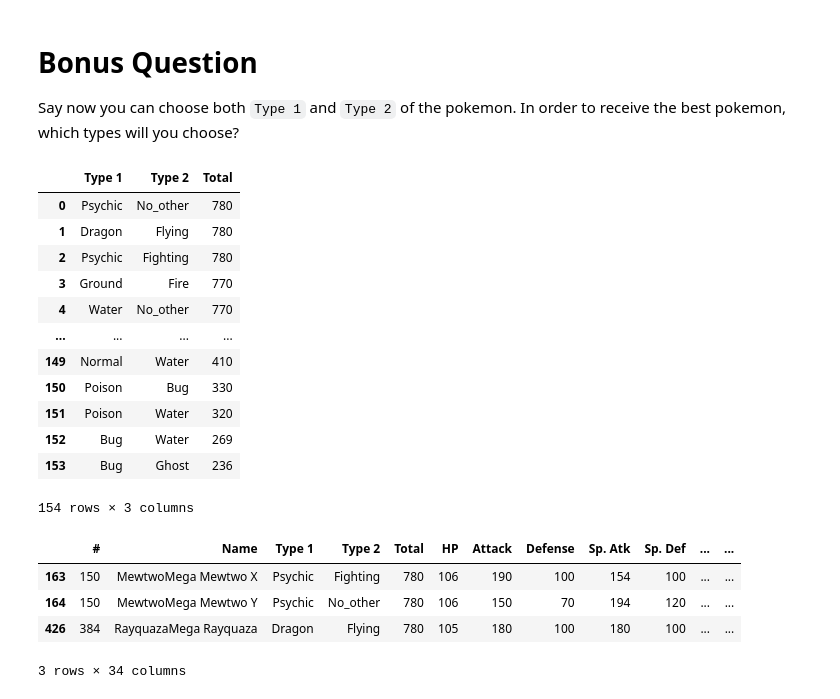
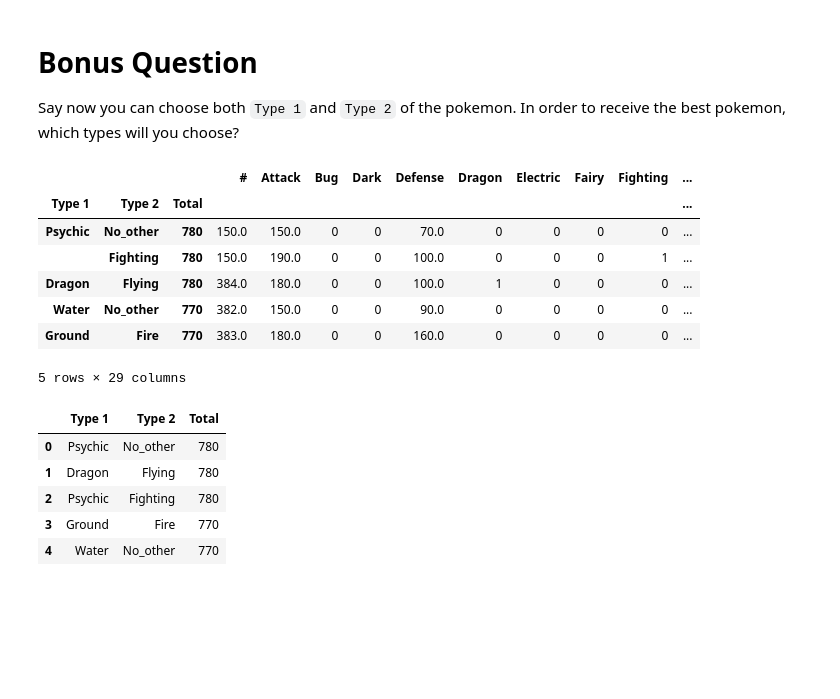
Before and after one commit to mferreiracad/lab-dataframe-calculations, a Jupyter notebook: your-code/challenge-2.ipynb, the cells around one changed output. Saved outputs shown, nothing was run; the diff lists cells and outputs as text; code cells hidden in the pictures; blank space fills up the shorter version.

```diff
--- a/your-code/challenge-2.ipynb
+++ b/your-code/challenge-2.ipynb
@@ -283,30 +267,27 @@ plt.show()
 # Bonus Question
 
 Say now you can choose both `Type 1` and `Type 2` of the pokemon. In order to receive the best pokemon, which types will you choose?
+# %%
+choice = pokemon.pivot_table(index=["Type 1", 'Type 2', 'Total']).sort_values(by='Total', ascending= False)
+choice.head(5)
+# %% [output]
+|  |  |  | # | Attack | Bug | Dark | Defense | Dragon | Electric | Fairy | Fighting | ... |
+| Type 1 | Type 2 | Total |  |  |  |  |  |  |  |  |  | ... |
+| Psychic | No_other | 780 | 150.0 | 150.0 | 0 | 0 | 70.0 | 0 | 0 | 0 | 0 | ... |
+|  | Fighting | 780 | 150.0 | 190.0 | 0 | 0 | 100.0 | 0 | 0 | 0 | 1 | ... |
+| Dragon | Flying | 780 | 384.0 | 180.0 | 0 | 0 | 100.0 | 1 | 0 | 0 | 0 | ... |
+| Water | No_other | 770 | 382.0 | 150.0 | 0 | 0 | 90.0 | 0 | 0 | 0 | 0 | ... |
+| Ground | Fire | 770 | 383.0 | 180.0 | 0 | 0 | 160.0 | 0 | 0 | 0 | 0 | ... |
+5 rows × 29 columns
 # %%
-# your code here
 choice = pokemon.groupby(['Type 1','Type 2']).agg({'Total':'max'}).sort_values(by='Total', ascending= False).reset_index()
-choice
+choice.head(5)
 # Psychic, Dragon&Flying or Psychic&Fighting
+# My pick goes to a Psychic only type...
 # %% [output]
 |  | Type 1 | Type 2 | Total |
 | 0 | Psychic | No_other | 780 |
 | 1 | Dragon | Flying | 780 |
 | 2 | Psychic | Fighting | 780 |
 | 3 | Ground | Fire | 770 |
 | 4 | Water | No_other | 770 |
-| ... | ... | ... | ... |
-| 149 | Normal | Water | 410 |
-| 150 | Poison | Bug | 330 |
-| 151 | Poison | Water | 320 |
-| 152 | Bug | Water | 269 |
-| 153 | Bug | Ghost | 236 |
-154 rows × 3 columns
-# %%
-pokemon[((pokemon['Total']== 780))]
-# %% [output]
-|  | # | Name | Type 1 | Type 2 | Total | HP | Attack | Defense | Sp. Atk | Sp. Def | ... | ... |
-| 163 | 150 | MewtwoMega Mewtwo X | Psychic | Fighting | 780 | 106 | 190 | 100 | 154 | 100 | ... | ... |
-| 164 | 150 | MewtwoMega Mewtwo Y | Psychic | No_other | 780 | 106 | 150 | 70 | 194 | 120 | ... | ... |
-| 426 | 384 | RayquazaMega Rayquaza | Dragon | Flying | 780 | 105 | 180 | 100 | 180 | 100 | ... | ... |
-3 rows × 34 columns
```
Also changed, not shown: parts of 2 cells of this notebook.
